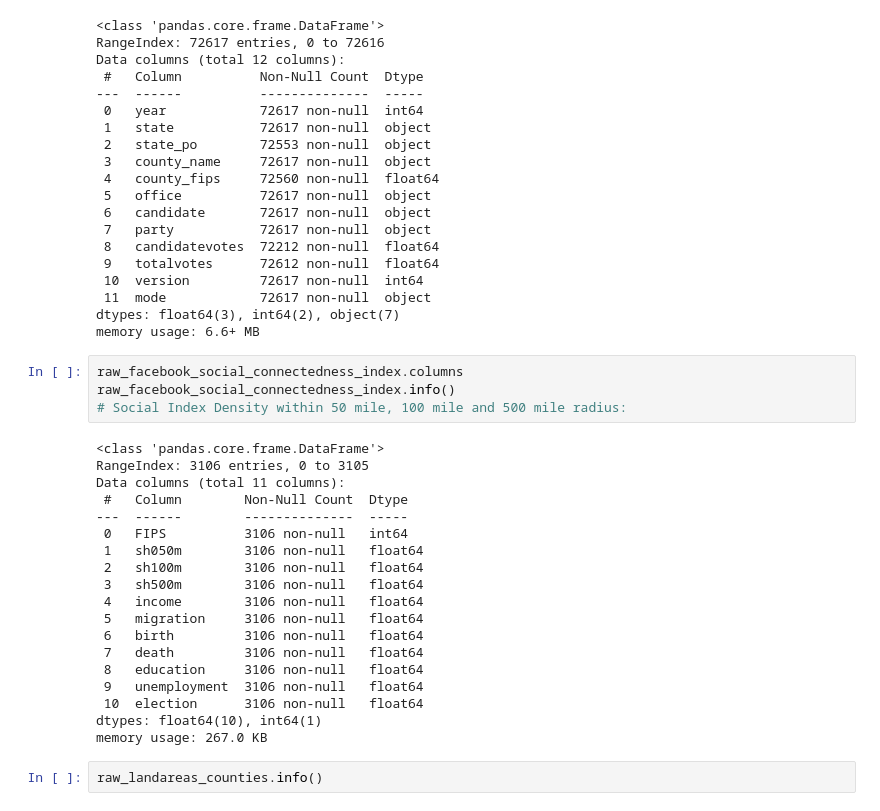
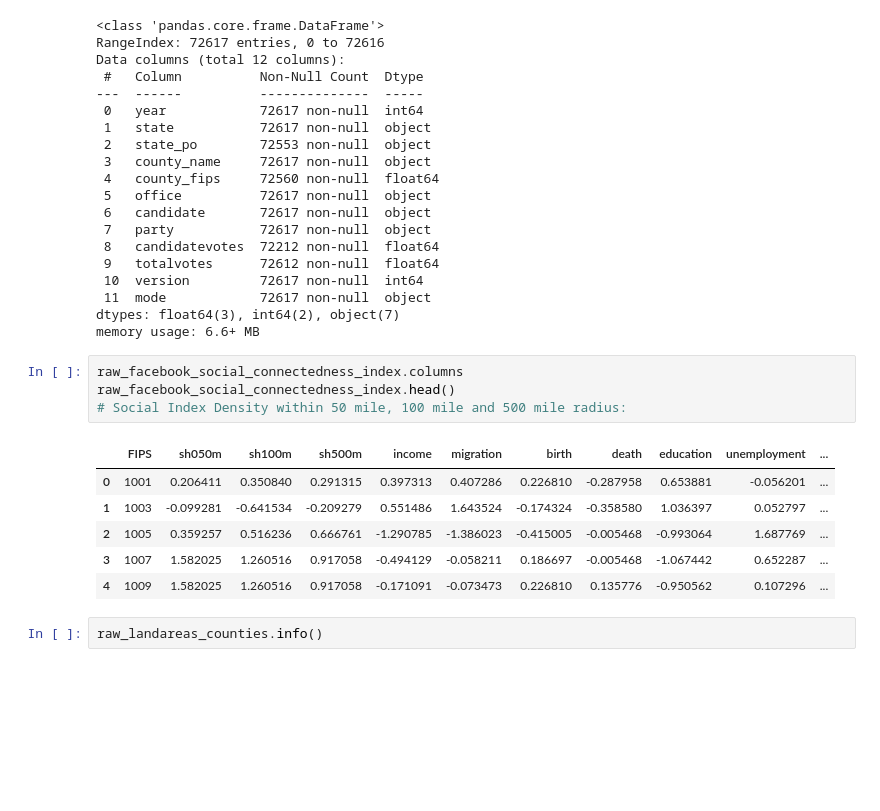
Before and after one commit to lswh/maba_analytics_algorithms_project, a Jupyter notebook: 06302021_TeamGreen_JupyterNotebookSubmission.ipynb, the cells around one changed output. Saved outputs shown, nothing was run; the diff lists cells and outputs as text; blank space fills up the shorter version.

```diff
--- a/06302021_TeamGreen_JupyterNotebookSubmission.ipynb
+++ b/06302021_TeamGreen_JupyterNotebookSubmission.ipynb
@@ -52,27 +53,15 @@ dtypes: float64(3), int64(2), object(7)
 memory usage: 6.6+ MB
 # %%
 raw_facebook_social_connectedness_index.columns
-raw_facebook_social_connectedness_index.info()
+raw_facebook_social_connectedness_index.head()
 # Social Index Density within 50 mile, 100 mile and 500 mile radius:
 # %% [output]
-<class 'pandas.core.frame.DataFrame'>
-RangeIndex: 3106 entries, 0 to 3105
-Data columns (total 11 columns):
- #   Column        Non-Null Count  Dtype
----  ------        --------------  -----
- 0   FIPS          3106 non-null   int64
- 1   sh050m        3106 non-null   float64
- 2   sh100m        3106 non-null   float64
- 3   sh500m        3106 non-null   float64
- 4   income        3106 non-null   float64
- 5   migration     3106 non-null   float64
- 6   birth         3106 non-null   float64
- 7   death         3106 non-null   float64
- 8   education     3106 non-null   float64
- 9   unemployment  3106 non-null   float64
- 10  election      3106 non-null   float64
-dtypes: float64(10), int64(1)
-memory usage: 267.0 KB
+|  | FIPS | sh050m | sh100m | sh500m | income | migration | birth | death | education | unemployment | ... |
+| 0 | 1001 | 0.206411 | 0.350840 | 0.291315 | 0.397313 | 0.407286 | 0.226810 | -0.287958 | 0.653881 | -0.056201 | ... |
+| 1 | 1003 | -0.099281 | -0.641534 | -0.209279 | 0.551486 | 1.643524 | -0.174324 | -0.358580 | 1.036397 | 0.052797 | ... |
+| 2 | 1005 | 0.359257 | 0.516236 | 0.666761 | -1.290785 | -1.386023 | -0.415005 | -0.005468 | -0.993064 | 1.687769 | ... |
+| 3 | 1007 | 1.582025 | 1.260516 | 0.917058 | -0.494129 | -0.058211 | 0.186697 | -0.005468 | -1.067442 | 0.652287 | ... |
+| 4 | 1009 | 1.582025 | 1.260516 | 0.917058 | -0.171091 | -0.073473 | 0.226810 | 0.135776 | -0.950562 | 0.107296 | ... |
 # %%
 raw_landareas_counties.info()
 # %% [output]
```
Also changed, not shown: parts of 2 cells of this notebook, 18 other files.
